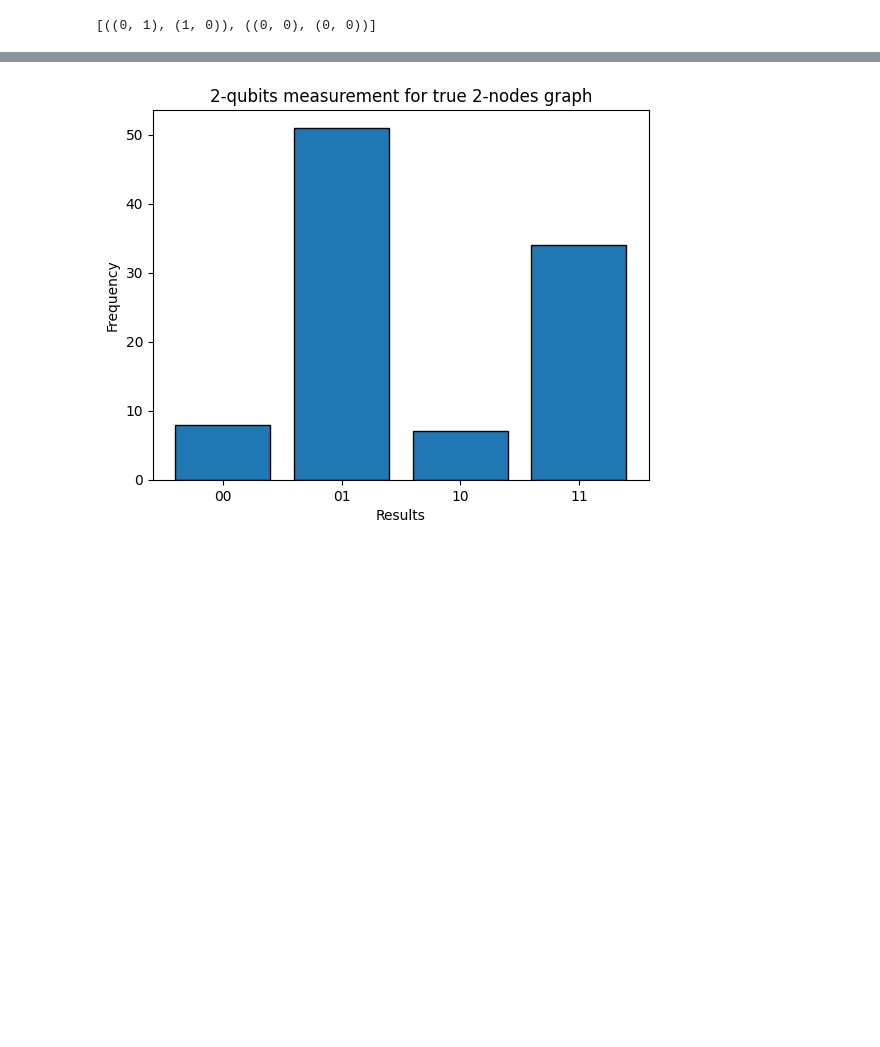
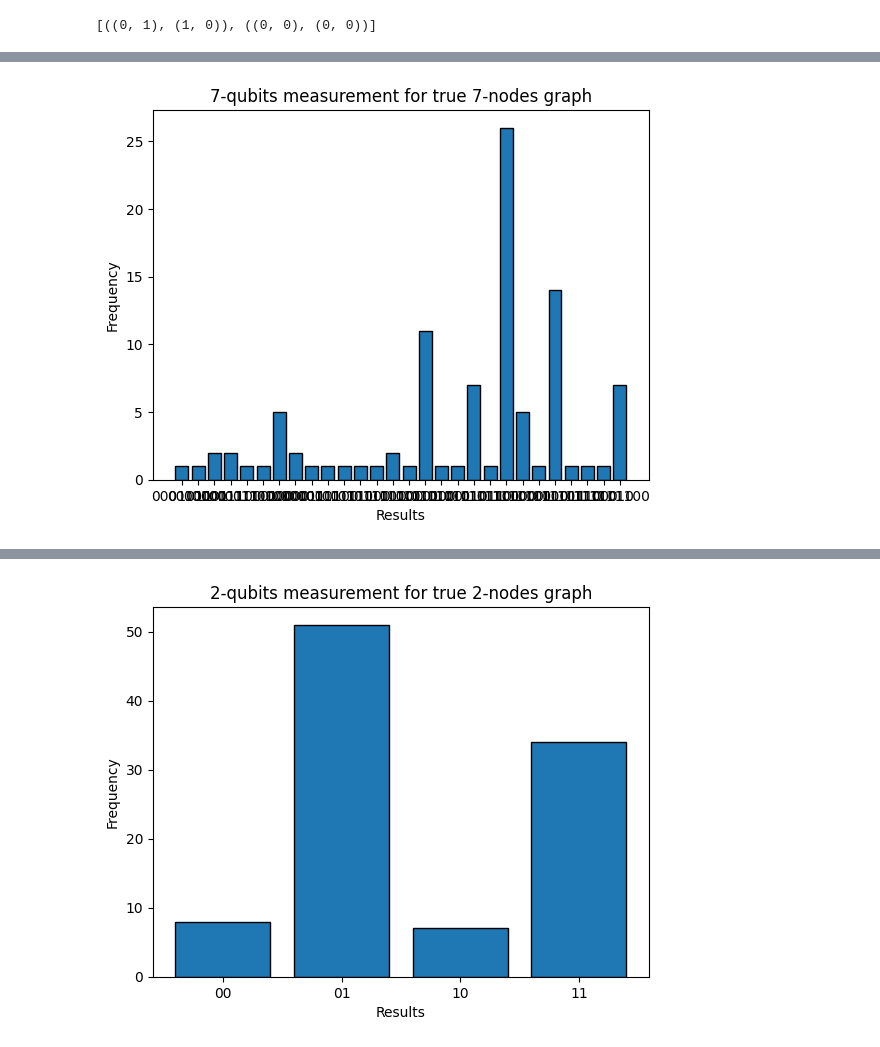
Before and after one commit to jihwanoh123/particle_trajectory, a Jupyter notebook: Graph-level-MUTAG.ipynb, the cells around one changed output, grey strips where cells are left out. Cells and saved outputs as stored; diff of their text form; code cells hidden in the pictures; blank space fills up the shorter version.

```diff
--- a/Graph-level-MUTAG.ipynb
+++ b/Graph-level-MUTAG.ipynb
@@ -285,0 +251,5 @@ plot_result(results,'T')
+# %%
+#Show results for the 7-nodes.
+plot_result(results,'T')
+# %% [output]
+[figure, added]
```
Also changed, not shown: parts of 17 cells of this notebook.
